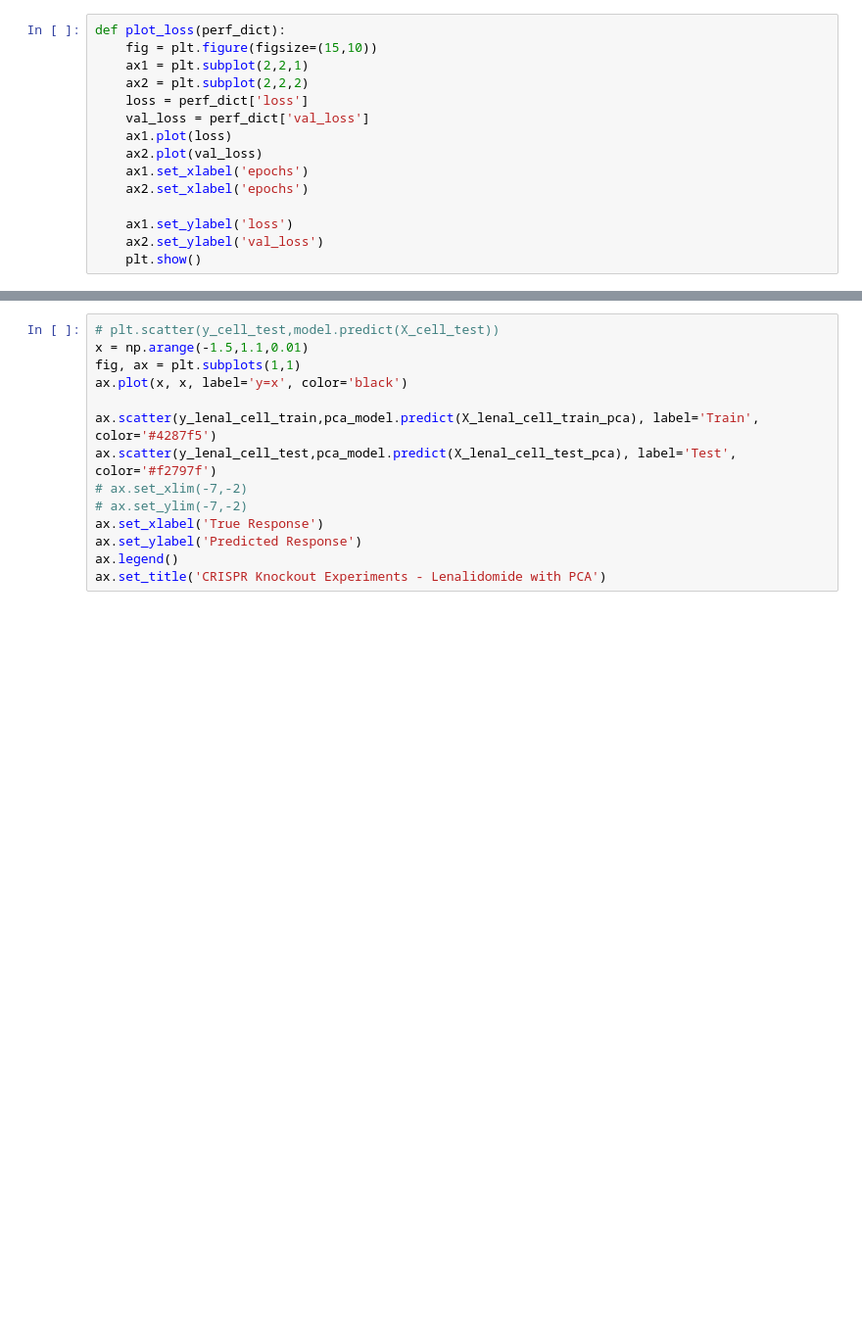
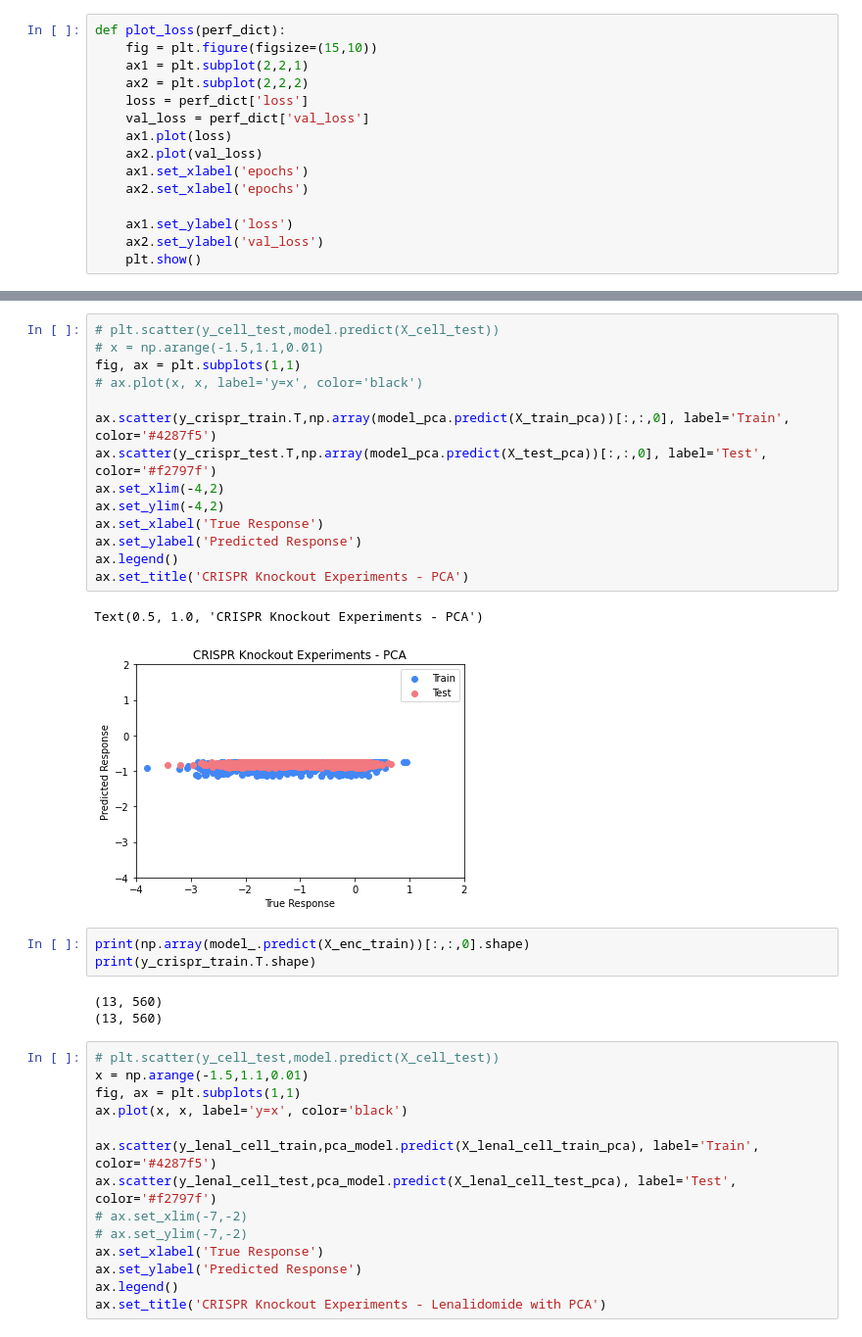
Before and after one commit to nalinimsingh/mm-cell_lines, a Jupyter notebook: multi-task.ipynb, the cells around one changed output, grey strips where cells are left out. Shown at 98% size. Cells and saved outputs as stored; diff of their text form; blank space fills up the shorter version.

```diff
--- a/multi-task.ipynb
+++ b/multi-task.ipynb
@@ -187,3 +375,26 @@ ax.set_title('CRISPR Knockout Experiments - Lenalidomide')
+# %%
+# plt.scatter(y_cell_test,model.predict(X_cell_test))
+# x = np.arange(-1.5,1.1,0.01)
+fig, ax = plt.subplots(1,1)
+# ax.plot(x, x, label='y=x', color='black')
+
+ax.scatter(y_crispr_train.T,np.array(model_pca.predict(X_train_pca))[:,:,0], label='Train', color='#4287f5')
+ax.scatter(y_crispr_test.T,np.array(model_pca.predict(X_test_pca))[:,:,0], label='Test', color='#f2797f')
+ax.set_xlim(-4,2)
+ax.set_ylim(-4,2)
+ax.set_xlabel('True Response')
+ax.set_ylabel('Predicted Response')
+ax.legend()
+ax.set_title('CRISPR Knockout Experiments - PCA')
+# %% [output]
+Text(0.5, 1.0, 'CRISPR Knockout Experiments - PCA')
+[figure, added]
+# %%
+print(np.array(model_.predict(X_enc_train))[:,:,0].shape)
+print(y_crispr_train.T.shape)
+# %% [output]
+(13, 560)
+(13, 560)
 # %%
 # plt.scatter(y_cell_test,model.predict(X_cell_test))
 x = np.arange(-1.5,1.1,0.01)
```
Also changed, not shown: parts of 45 cells of this notebook, 1 other file.
